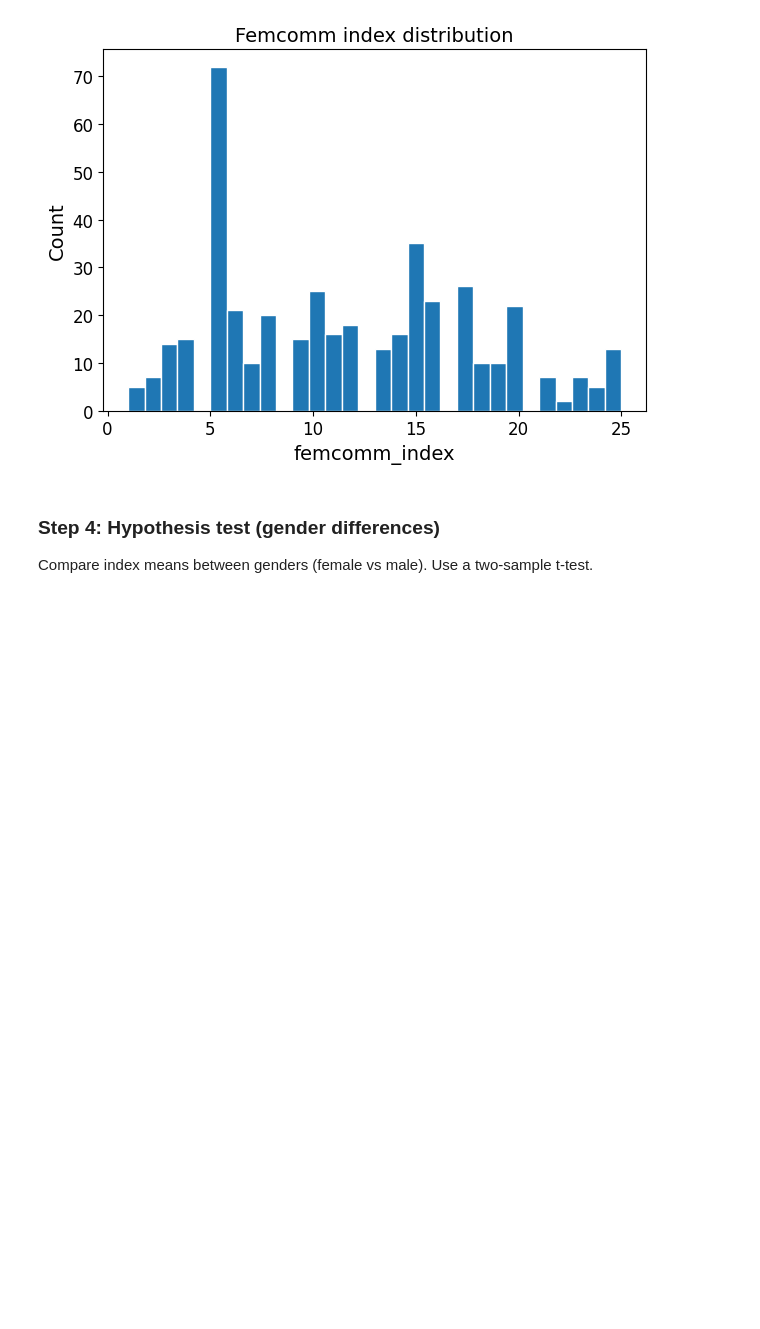
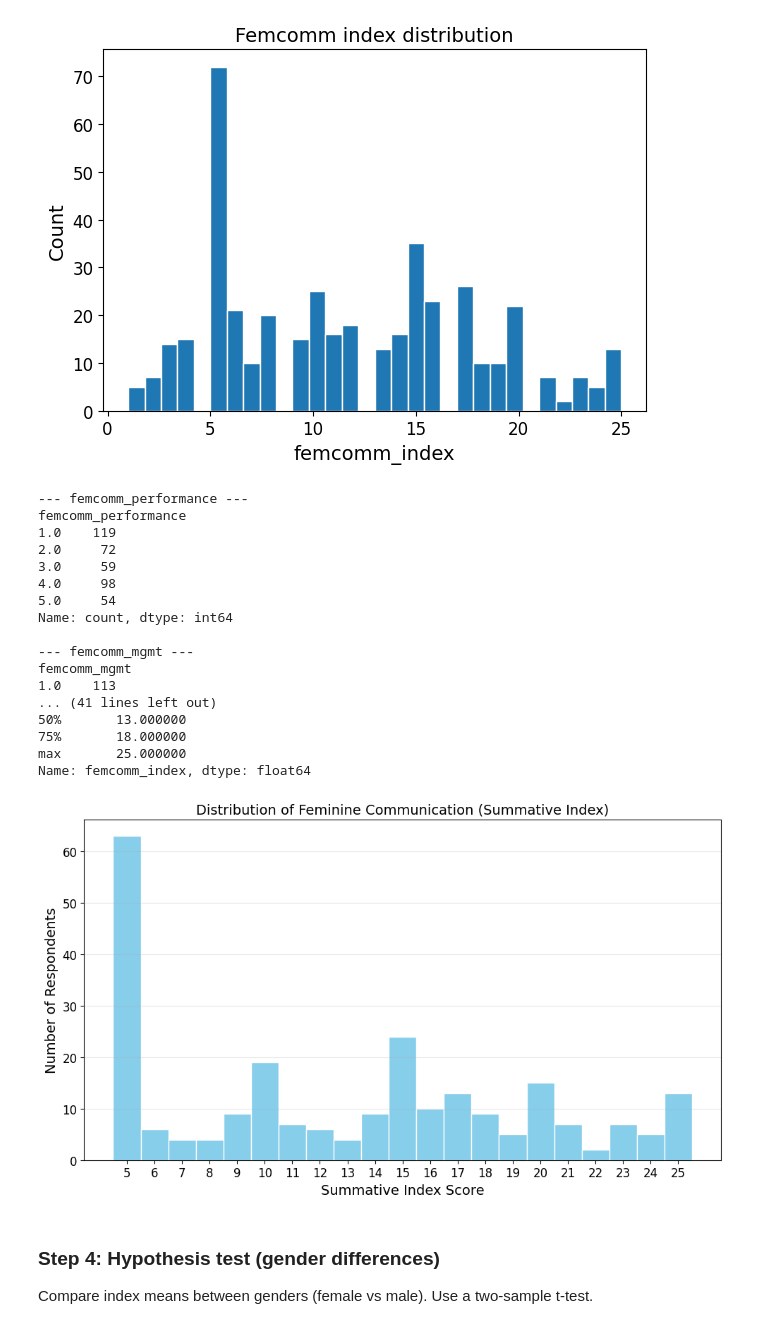
Before and after one commit to cca-cce/osm-comm, a Jupyter notebook: jnb/skpm20_labs.ipynb, the cells around one changed output. Saved outputs shown, nothing was run; the diff lists cells and outputs as text; code cells hidden in the pictures; blank space fills up the shorter version.

```diff
--- a/jnb/skpm20_labs.ipynb
+++ b/jnb/skpm20_labs.ipynb
@@ -371,6 +416,81 @@ femcomm_mgmt
 max       25.000000
 Name: femcomm_index, dtype: float64
 [figure]
+# %%
+import numpy as np
+import matplotlib.pyplot as plt
+
+items = [
+    "femcomm_performance",
+    "femcomm_mgmt",
+    "femcomm_opportunity",
+    "femcomm_support",
+    "femcomm_barriers",
+]
+
+# 1. Frequency tables (Excluding missing for the count, but showing them for audit)
+for col in items:
+    print(f"\n--- {col} ---")
+    # Using dropna=True to see the valid distribution for your lecture
+    print(df[col].value_counts(dropna=True).sort_index())
+
+# 2. Cronbach's alpha
+item_df = df[items].dropna()
+item_scores = item_df.to_numpy(dtype=float)
+
+k = item_scores.shape[1]
+item_variances = item_scores.var(axis=0, ddof=1)
+total_variance = item_scores.sum(axis=1).var(ddof=1)
+alpha = (k / (k - 1)) * (1 - item_variances.sum() / total_variance)
+print(f"\nCronbach's alpha: {alpha:.3f}")
+
+# 3. Summative index
+# min_count=len(items) ensures we only get a score if ALL items are answered
+df["femcomm_index"] = df[items].sum(axis=1, min_count=len(items))
+index_data = df["femcomm_index"].dropna()
+
+print("\n--- Index Summary Statistics ---")
+print(index_data.describe())
+
+# 4. Histogram with discrete binning
+plt.figure(figsize=(10, 6))
+
+# Calculate discrete bins: one bin for every integer in the index range
+idx_min = int(index_data.min())
+idx_max = int(index_data.max())
+# range(start, stop) goes to stop-1, so we add 2 to include the final bar edge
+bins_discrete = range(idx_min, idx_max + 2)
+
+plt.hist(index_data, bins=bins_discrete, edgecolor="white", align='left', color='skyblue')
+
+# Force x-ticks to be integers so they align with the index values
+plt.xticks(range(idx_min, idx_max + 1))
+
+plt.xlabel("Summative Index Score")
+plt.ylabel("Number of Respondents")
+plt.title("Distribution of Feminine Communication (Summative Index)")
+plt.grid(axis='y', alpha=0.3)
+plt.tight_layout()
+plt.show()
+# %% [output]
+--- femcomm_performance ---
+femcomm_performance
+1.0    119
+2.0     72
+3.0     59
+4.0     98
+5.0     54
+Name: count, dtype: int64
+
+--- femcomm_mgmt ---
+femcomm_mgmt
+1.0    113
+... (41 lines left out)
+50%       13.000000
+75%       18.000000
+max       25.000000
+Name: femcomm_index, dtype: float64
+[figure, added]
 # %% [markdown]
 ### Step 4: Hypothesis test (gender differences)
 
```
Also changed, not shown: parts of 5 cells of this notebook, 1 other file.
